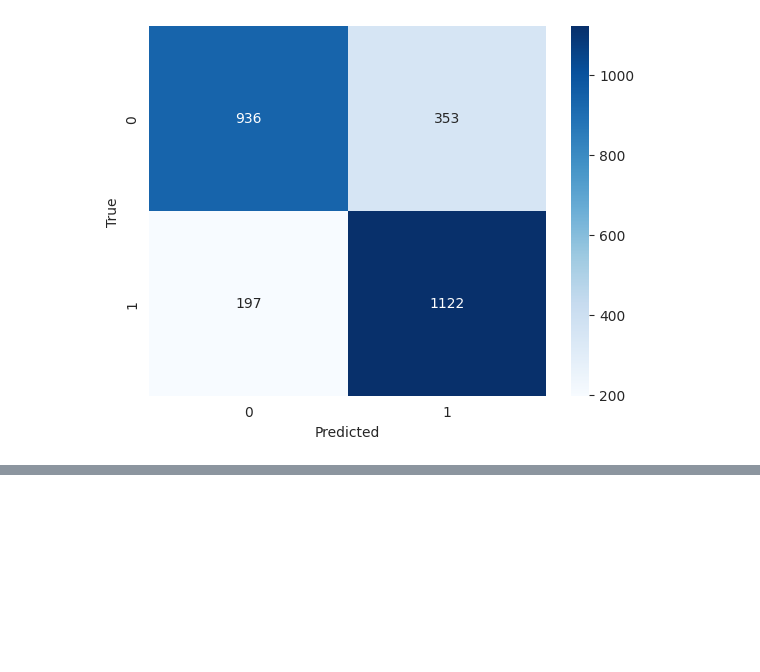
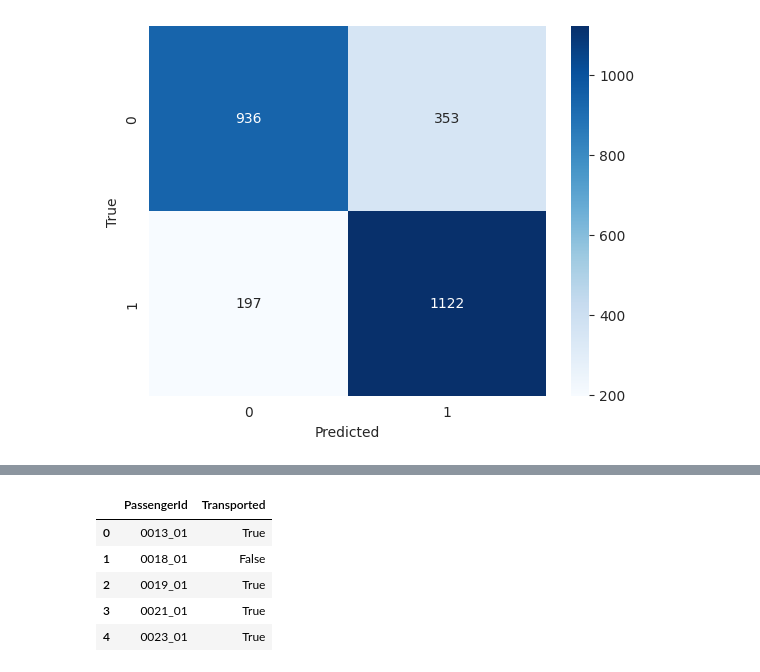
Before and after one commit to TOFWAQ/Kaggle_Challenge, a Jupyter notebook: TEAM_14.ipynb, the cells around one changed output, grey strips where cells are left out. Cells and saved outputs as stored; diff of their text form; code cells hidden in the pictures; blank space fills up the shorter version.

```diff
--- a/TEAM_14.ipynb
+++ b/TEAM_14.ipynb
@@ -506,2 +522,5 @@ plt.show()
 # %% [output]
 [figure]
+# %%
+sub = pd.read_csv('https://raw.githubusercontent.com/TOFWAQ/Train_data/main/sample_submission.csv')
+print(sub)
@@ -507,0 +542,22 @@ plt.show()
+# %%
+#PredR=rf.predict(test)
+PredL=modelll.predict(test_n)
+# %%
+# Create a new DataFrame with ID and Predicted Rentals
+grad_p = pd.DataFrame({
+    'PassengerId': sub['PassengerId'],
+    'Transported': PredL
+})
+# %%
+from google.colab import files
+# Convert 0s and 1s to "False" and "True"
+grad_p.replace({0: False, 1: True}, inplace=True)
+# %%
+grad_p.head()
+# %% [output]
+|  | PassengerId | Transported |
+| 0 | 0013_01 | True |
+| 1 | 0018_01 | False |
+| 2 | 0019_01 | True |
+| 3 | 0021_01 | True |
+| 4 | 0023_01 | True |
```
Also changed, not shown: parts of 11 cells of this notebook.
